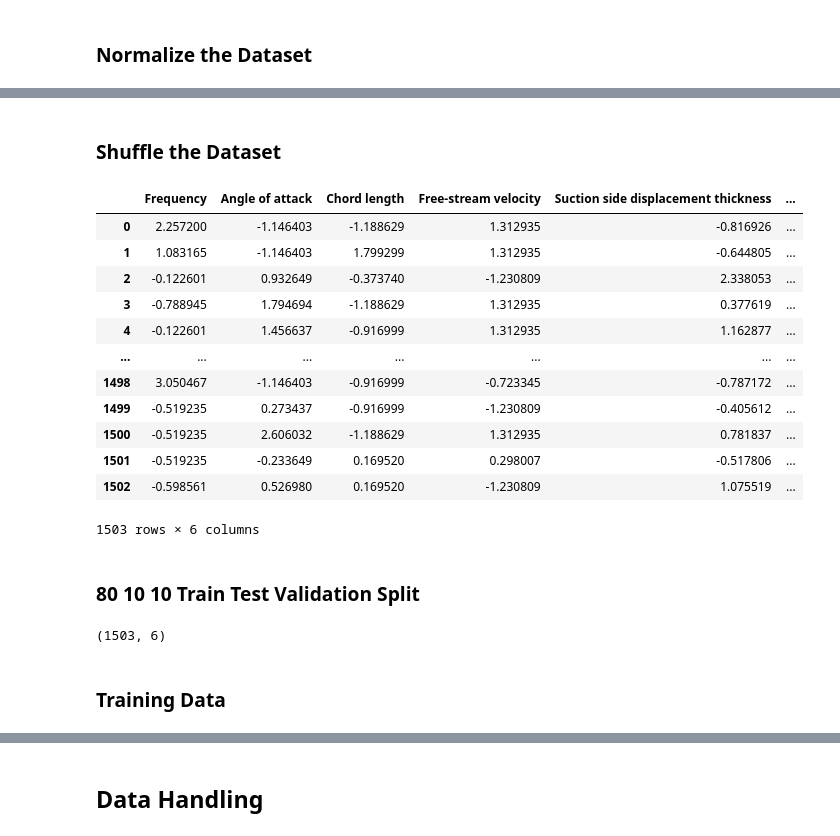
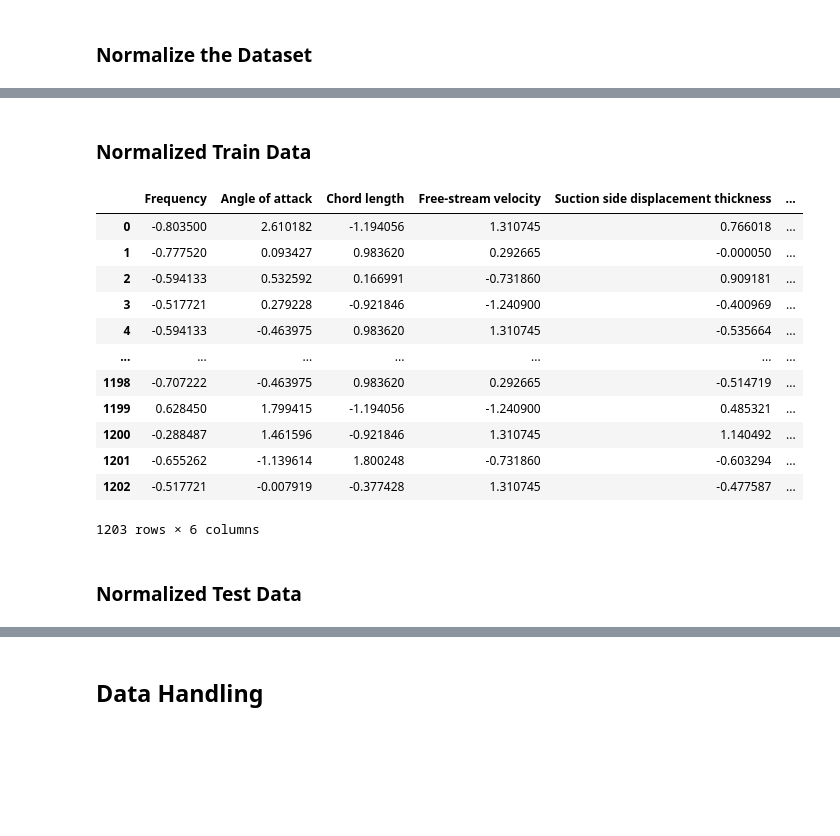
Before and after one commit to sjhpark/Airfoil-Self-Noise-Prediction, a Jupyter notebook: airfoil_noise_prediction.ipynb, the cells around one changed output, grey strips where cells are left out. Drawn from its saved outputs; the diff is of its cells as text; code cells hidden in the pictures; blank space fills up the shorter version.

```diff
--- a/airfoil_noise_prediction.ipynb
+++ b/airfoil_noise_prediction.ipynb
@@ -97,2 +126,7 @@ dataset_df.head() # display first 5 rows
+# %%
+from sklearn.model_selection import train_test_split
+
+train_data, test_data = train_test_split(dataset, test_size=0.1, random_state=1)
+train_data, valid_data = train_test_split(train_data, test_size=0.11, random_state=1)
 # %% [markdown]
 ### Normalize the Dataset
@@ -133,29 +133,28 @@ dataset_norm_df
-# %% [markdown]
-### Shuffle the Dataset
+# %%
+from sklearn.preprocessing import StandardScaler
+from sklearn.pipeline import make_pipeline
+scaler = StandardScaler().fit(train_data)
+train_data = scaler.transform(train_data)
+test_data = scaler.transform(test_data)
+valid_data = scaler.transform(valid_data)
+print()
+# %% [markdown]
+### Normalized Train Data
 # %%
-dataset_norm_shuffled = copy.deepcopy(dataset_norm)
-np.random.seed(0)
-np.random.shuffle(dataset_norm_shuffled) # shuffle
-dataset_norm_shuffled_df = pd.DataFrame(dataset_norm_shuffled)
-dataset_norm_shuffled_df.columns = ["Frequency", "Angle of attack", "Chord length", "Free-stream velocity", "Suction side displacement thickness", "Scaled sound pressure level"]
-dataset_norm_shuffled_df
+train_data_norm_df = pd.DataFrame(train_data)
+train_data_norm_df.columns = ["Frequency", "Angle of attack", "Chord length", "Free-stream velocity", "Suction side displacement thickness", "Scaled sound pressure level"]
+train_data_norm_df
 # %% [output]
 |  | Frequency | Angle of attack | Chord length | Free-stream velocity | Suction side displacement thickness | ... |
-| 0 | 2.257200 | -1.146403 | -1.188629 | 1.312935 | -0.816926 | ... |
-| 1 | 1.083165 | -1.146403 | 1.799299 | 1.312935 | -0.644805 | ... |
-| 2 | -0.122601 | 0.932649 | -0.373740 | -1.230809 | 2.338053 | ... |
-| 3 | -0.788945 | 1.794694 | -1.188629 | 1.312935 | 0.377619 | ... |
-| 4 | -0.122601 | 1.456637 | -0.916999 | 1.312935 | 1.162877 | ... |
+| 0 | -0.803500 | 2.610182 | -1.194056 | 1.310745 | 0.766018 | ... |
+| 1 | -0.777520 | 0.093427 | 0.983620 | 0.292665 | -0.000050 | ... |
+| 2 | -0.594133 | 0.532592 | 0.166991 | -0.731860 | 0.909181 | ... |
+| 3 | -0.517721 | 0.279228 | -0.921846 | -1.240900 | -0.400969 | ... |
+| 4 | -0.594133 | -0.463975 | 0.983620 | 1.310745 | -0.535664 | ... |
 | ... | ... | ... | ... | ... | ... | ... |
-| 1498 | 3.050467 | -1.146403 | -0.916999 | -0.723345 | -0.787172 | ... |
-| 1499 | -0.519235 | 0.273437 | -0.916999 | -1.230809 | -0.405612 | ... |
-| 1500 | -0.519235 | 2.606032 | -1.188629 | 1.312935 | 0.781837 | ... |
-| 1501 | -0.519235 | -0.233649 | 0.169520 | 0.298007 | -0.517806 | ... |
-| 1502 | -0.598561 | 0.526980 | 0.169520 | -1.230809 | 1.075519 | ... |
+| 1198 | -0.707222 | -0.463975 | 0.983620 | 0.292665 | -0.514719 | ... |
+| 1199 | 0.628450 | 1.799415 | -1.194056 | -1.240900 | 0.485321 | ... |
+| 1200 | -0.288487 | 1.461596 | -0.921846 | 1.310745 | 1.140492 | ... |
+| 1201 | -0.655262 | -1.139614 | 1.800248 | -0.731860 | -0.603294 | ... |
+| 1202 | -0.517721 | -0.007919 | -0.377428 | 1.310745 | -0.477587 | ... |
-1503 rows × 6 columns
+1203 rows × 6 columns
-# %% [markdown]
-### 80 10 10 Train Test Validation Split
-# %%
-dataset_norm_shuffled.shape # shape of dataset
-# %% [output]
-(1503, 6)
@@ -167,2 +161,2 @@ valid_data = dataset_norm_shuffled[1353:1503]
 # %% [markdown]
-### Training Data
+### Normalized Test Data
```
Also changed, not shown: parts of 16 cells of this notebook, 3 other files.
